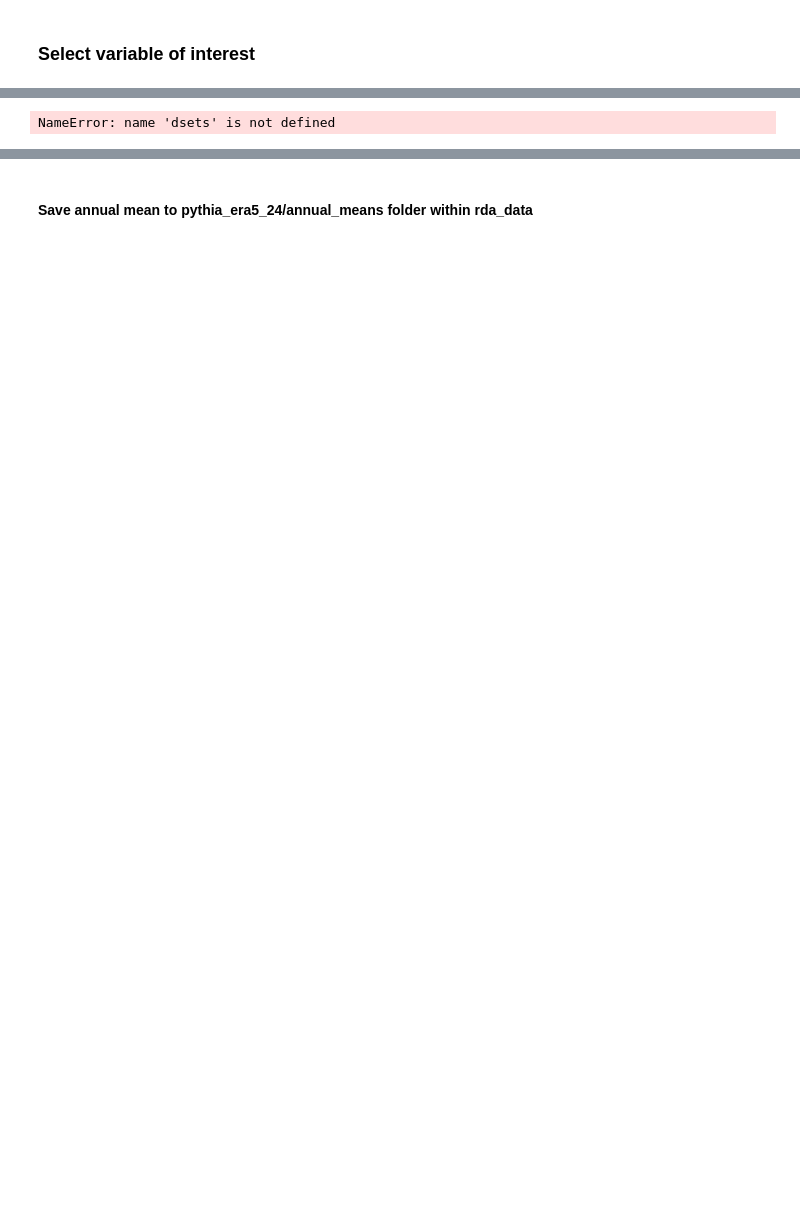
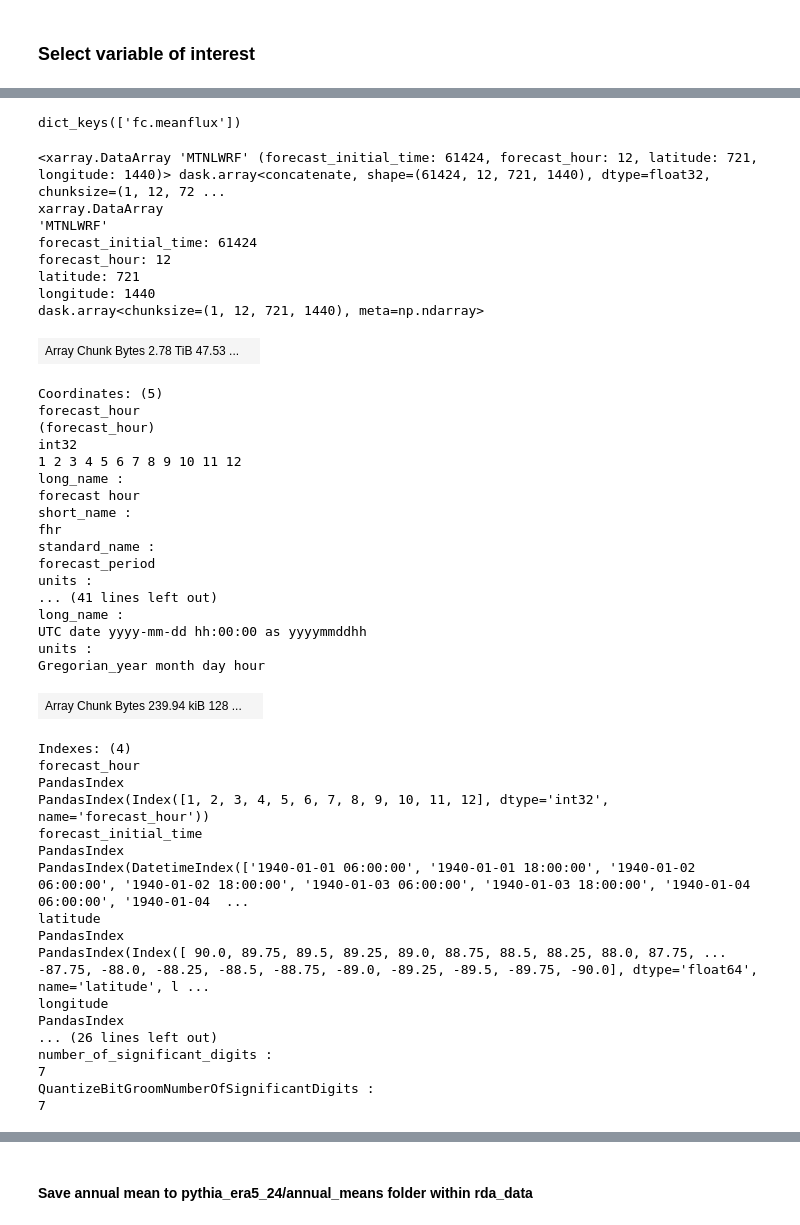
Before and after one commit to NCAR/ERA5-dashboard-cookbook, a Jupyter notebook: notebooks/data_preprocessing.ipynb, the cells around one changed output, grey strips where cells are left out. Drawn from its saved outputs; the diff is of its cells as text; code cells hidden in the pictures; blank space fills up the shorter version.

```diff
--- a/notebooks/data_preprocessing.ipynb
+++ b/notebooks/data_preprocessing.ipynb
@@ -121,5 +138,7 @@ xarray_open_kwargs = {
     'backend_kwargs': {}  # Any additional backend arguments if required
 }
 # %%
-# %%time
-# dsets = temp_cat.to_dataset_dict(xarray_open_kwargs=xarray_open_kwargs)
+%%time
+#dsets = temp_cat.to_dataset_dict(xarray_open_kwargs=xarray_open_kwargs)
+#dset_rh = rh_cat.to_dataset_dict(xarray_open_kwargs=xarray_open_kwargs)
+dset_olr = olr_cat.to_dataset_dict(xarray_open_kwargs=xarray_open_kwargs)
@@ -126,10 +151,58 @@ xarray_open_kwargs = {
 # %%
-dsets.keys()
+dset_olr.keys()
 # %% [output]
-NameError: name 'dsets' is not defined
+dict_keys(['fc.meanflux'])
 # %%
-temp_2m = dsets['an.sfc'].VAR_2T
-temp_2m
+# temp_2m = dsets['an.sfc'].VAR_2T
+# temp_2m
+#rh =
+olr =  dset_olr['fc.meanflux'].MTNLWRF
+olr
+# %% [output]
+<xarray.DataArray 'MTNLWRF' (forecast_initial_time: 61424, forecast_hour: 12, latitude: 721, longitude: 1440)> dask.array<concatenate, shape=(61424, 12, 721, 1440), dtype=float32, chunksize=(1, 12, 72 ...
+xarray.DataArray
+'MTNLWRF'
+forecast_initial_time: 61424
+forecast_hour: 12
+latitude: 721
+longitude: 1440
+dask.array<chunksize=(1, 12, 721, 1440), meta=np.ndarray>
+| Array Chunk Bytes 2.78 TiB 47.53 ... |  |
+Coordinates: (5)
+forecast_hour
+(forecast_hour)
+int32
+1 2 3 4 5 6 7 8 9 10 11 12
+long_name :
+forecast hour
+short_name :
+fhr
+standard_name :
+forecast_period
+units :
+... (41 lines left out)
+long_name :
+UTC date yyyy-mm-dd hh:00:00 as yyyymmddhh
+units :
+Gregorian_year month day hour
+| Array Chunk Bytes 239.94 kiB 128 ... |  |
+Indexes: (4)
+forecast_hour
+PandasIndex
+PandasIndex(Index([1, 2, 3, 4, 5, 6, 7, 8, 9, 10, 11, 12], dtype='int32', name='forecast_hour'))
+forecast_initial_time
+PandasIndex
+PandasIndex(DatetimeIndex(['1940-01-01 06:00:00', '1940-01-01 18:00:00', '1940-01-02 06:00:00', '1940-01-02 18:00:00', '1940-01-03 06:00:00', '1940-01-03 18:00:00', '1940-01-04 06:00:00', '1940-01-04  ...
+latitude
+PandasIndex
+PandasIndex(Index([ 90.0, 89.75, 89.5, 89.25, 89.0, 88.75, 88.5, 88.25, 88.0, 87.75, ... -87.75, -88.0, -88.25, -88.5, -88.75, -89.0, -89.25, -89.5, -89.75, -90.0], dtype='float64', name='latitude', l ...
+longitude
+PandasIndex
+... (26 lines left out)
+number_of_significant_digits :
+7
+QuantizeBitGroomNumberOfSignificantDigits :
+7
 # %%
 # temp_2m_annual = temp_2m.resample(time='1Y').mean()
 # temp_2m_annual
```
Also changed, not shown: parts of 13 cells of this notebook, 1 other file.
